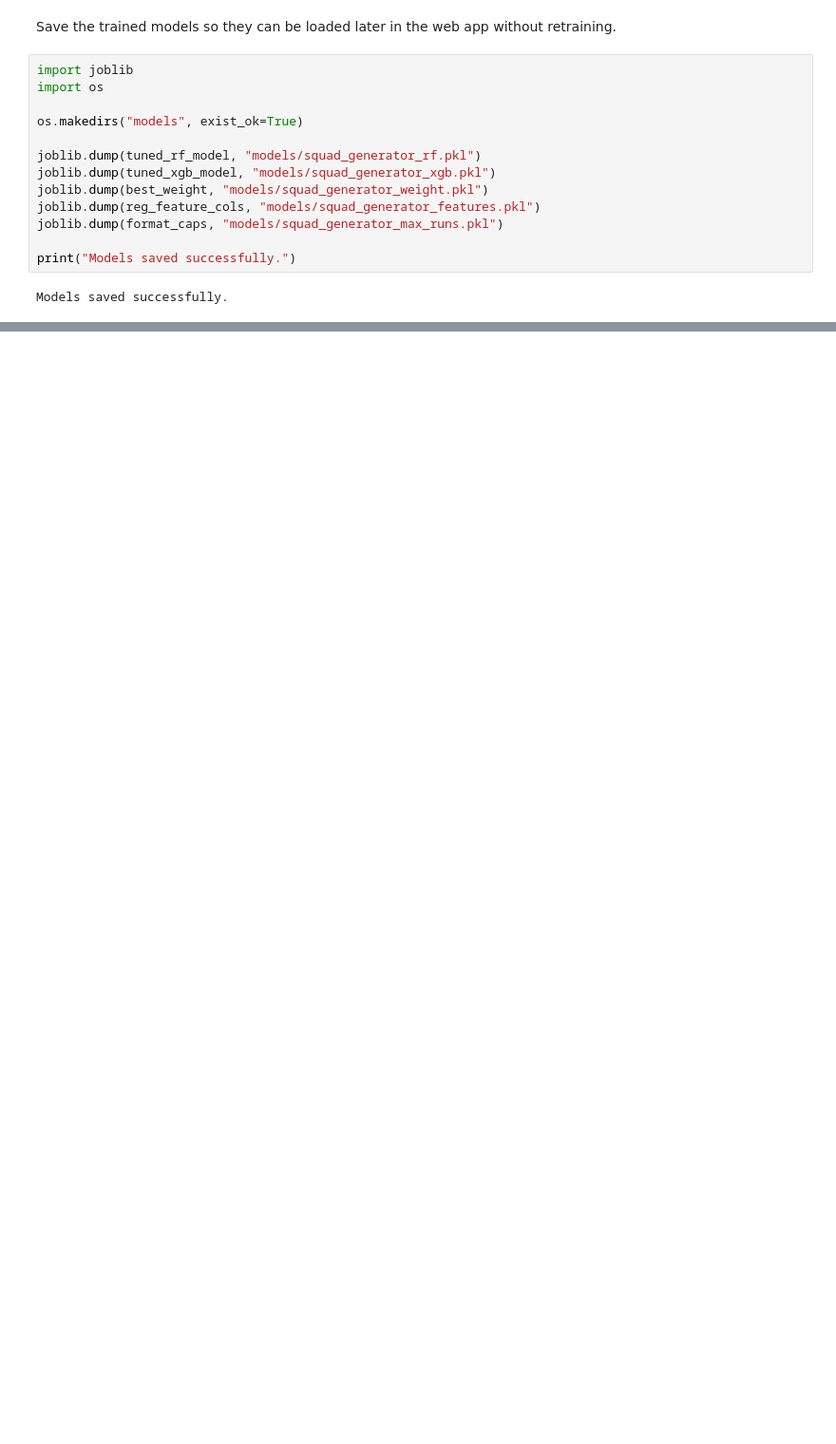
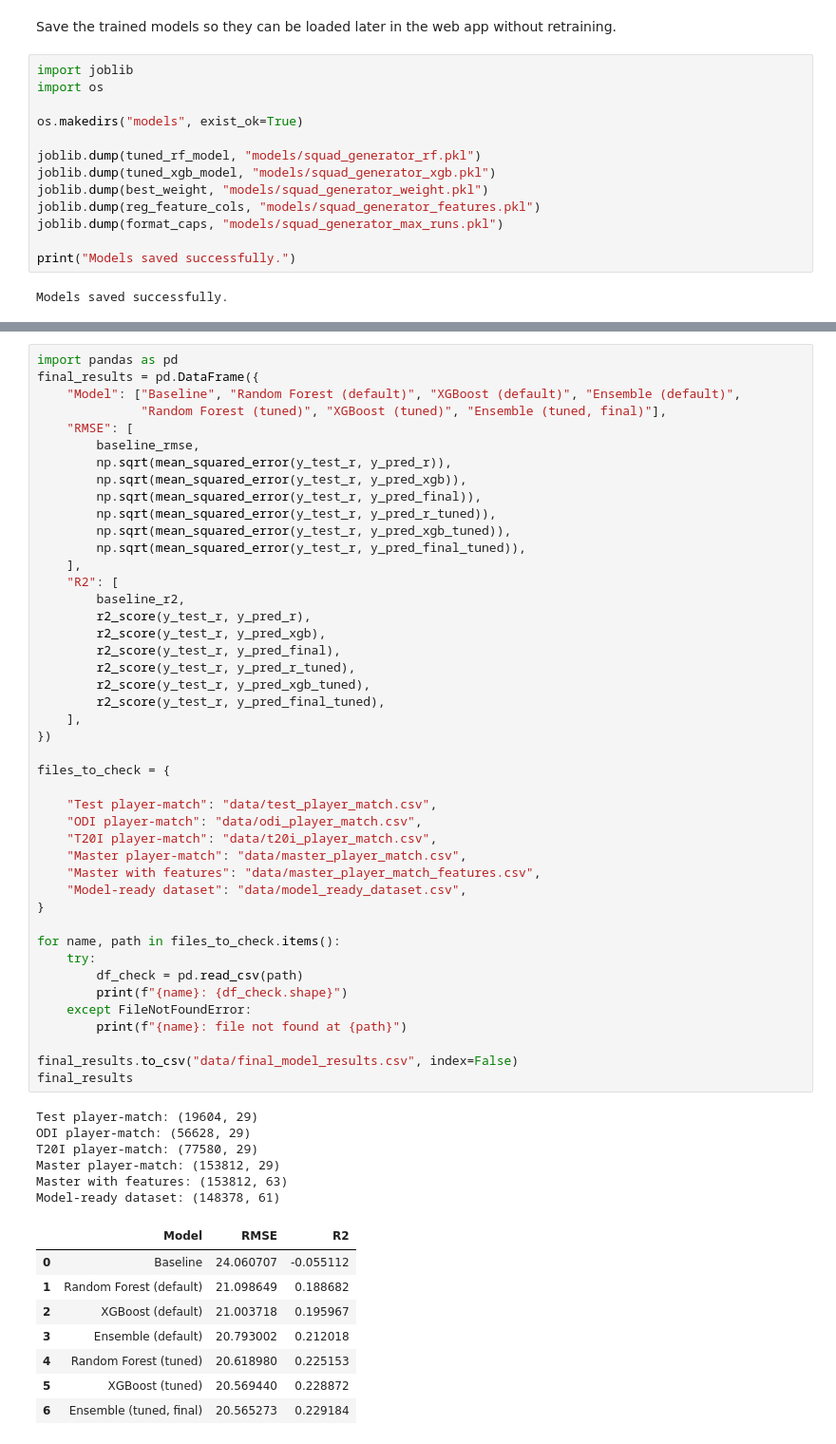
Before and after one commit to abdullahminhas/cric-squad-selector, a Jupyter notebook: cric_squad_selector_data.ipynb, the cells around one changed output, grey strips where cells are left out. Shown at 95% size. Drawn from its saved outputs; the diff is of its cells as text; blank space fills up the shorter version.

Commit message:
Final results summary table across all model stages.

```diff
--- a/cric_squad_selector_data.ipynb
+++ b/cric_squad_selector_data.ipynb
@@ -1679,3 +1660,62 @@ files.download("project_download.zip")
 # %% [output]
 [interactive output not drawn]
 [interactive output not drawn]
+# %%
+import pandas as pd
+final_results = pd.DataFrame({
+    "Model": ["Baseline", "Random Forest (default)", "XGBoost (default)", "Ensemble (default)",
+              "Random Forest (tuned)", "XGBoost (tuned)", "Ensemble (tuned, final)"],
+    "RMSE": [
+        baseline_rmse,
+        np.sqrt(mean_squared_error(y_test_r, y_pred_r)),
+        np.sqrt(mean_squared_error(y_test_r, y_pred_xgb)),
+        np.sqrt(mean_squared_error(y_test_r, y_pred_final)),
+        np.sqrt(mean_squared_error(y_test_r, y_pred_r_tuned)),
+        np.sqrt(mean_squared_error(y_test_r, y_pred_xgb_tuned)),
+        np.sqrt(mean_squared_error(y_test_r, y_pred_final_tuned)),
+    ],
+    "R2": [
+        baseline_r2,
+        r2_score(y_test_r, y_pred_r),
+        r2_score(y_test_r, y_pred_xgb),
+        r2_score(y_test_r, y_pred_final),
+        r2_score(y_test_r, y_pred_r_tuned),
+        r2_score(y_test_r, y_pred_xgb_tuned),
+        r2_score(y_test_r, y_pred_final_tuned),
+    ],
+})
+
+files_to_check = {
+
+    "Test player-match": "data/test_player_match.csv",
+    "ODI player-match": "data/odi_player_match.csv",
+    "T20I player-match": "data/t20i_player_match.csv",
+    "Master player-match": "data/master_player_match.csv",
+    "Master with features": "data/master_player_match_features.csv",
+    "Model-ready dataset": "data/model_ready_dataset.csv",
+}
+
+for name, path in files_to_check.items():
+    try:
+        df_check = pd.read_csv(path)
+        print(f"{name}: {df_check.shape}")
+    except FileNotFoundError:
+        print(f"{name}: file not found at {path}")
+
+final_results.to_csv("data/final_model_results.csv", index=False)
+final_results
+# %% [output]
+Test player-match: (19604, 29)
+ODI player-match: (56628, 29)
+T20I player-match: (77580, 29)
+Master player-match: (153812, 29)
+Master with features: (153812, 63)
+Model-ready dataset: (148378, 61)
+|  | Model | RMSE | R2 |
+| 0 | Baseline | 24.060707 | -0.055112 |
+| 1 | Random Forest (default) | 21.098649 | 0.188682 |
+| 2 | XGBoost (default) | 21.003718 | 0.195967 |
+| 3 | Ensemble (default) | 20.793002 | 0.212018 |
+| 4 | Random Forest (tuned) | 20.618980 | 0.225153 |
+| 5 | XGBoost (tuned) | 20.569440 | 0.228872 |
+| 6 | Ensemble (tuned, final) | 20.565273 | 0.229184 |
```
Also changed, not shown: parts of 27 cells of this notebook.
